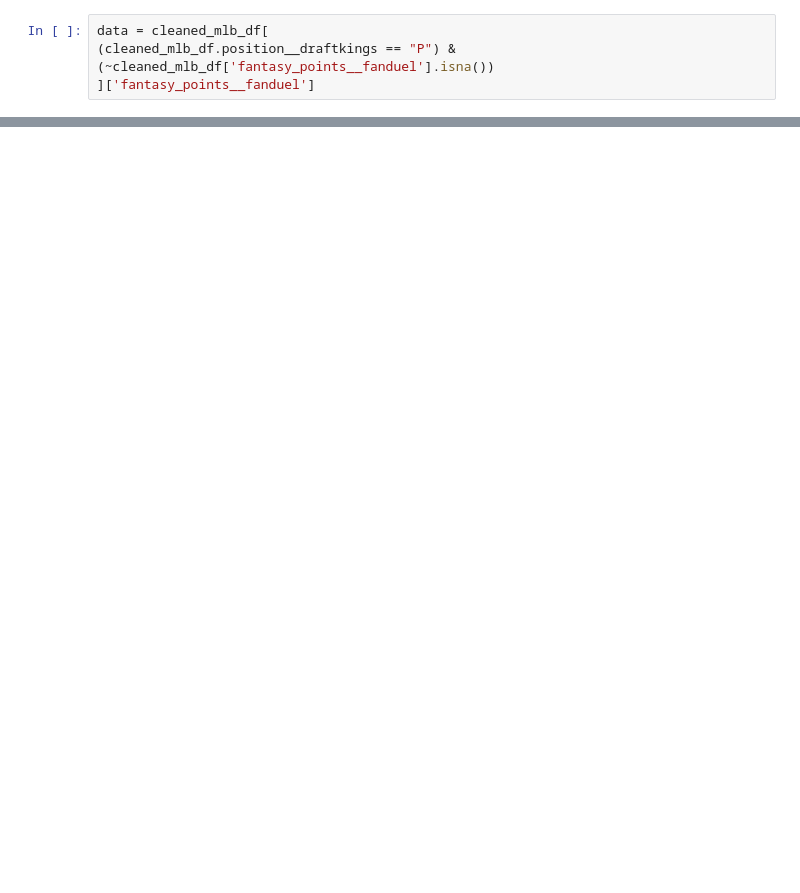
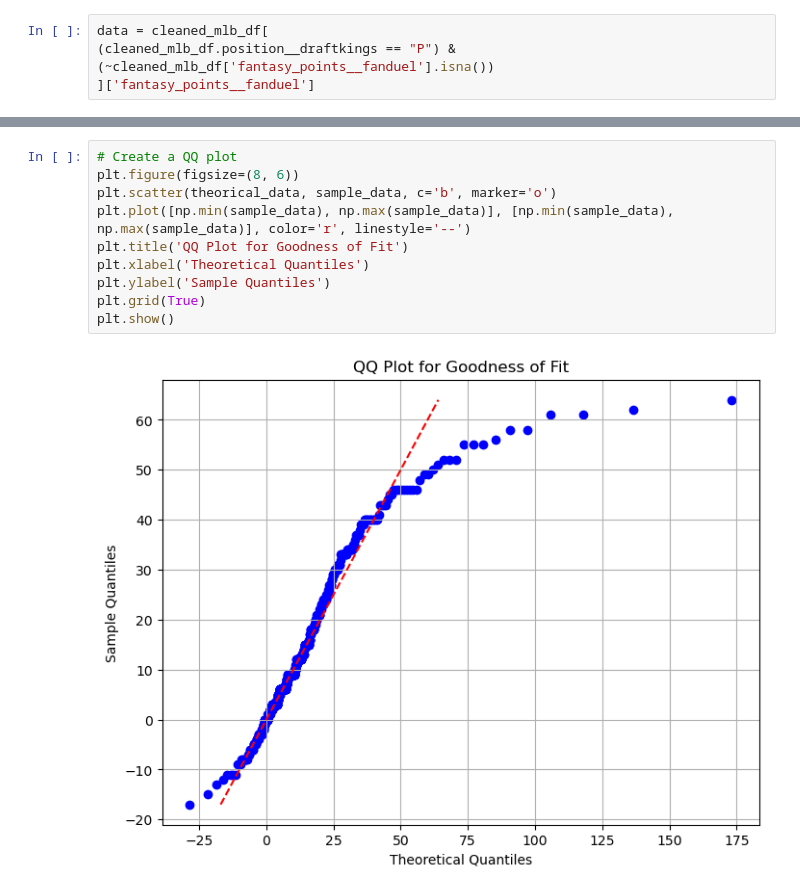
Before and after one commit to alcadavidro/statistical-simulation-tools, a Jupyter notebook: sample_fitter.ipynb, the cells around one changed output, grey strips where cells are left out. Drawn from its saved outputs; the diff is of its cells as text; blank space fills up the shorter version.

```diff
--- a/sample_fitter.ipynb
+++ b/sample_fitter.ipynb
@@ -342,0 +330,12 @@ sns.scatterplot(data=qq_plot_df, x="original_data", y="simulated_data")
+# %%
+# Create a QQ plot
+plt.figure(figsize=(8, 6))
+plt.scatter(theorical_data, sample_data, c='b', marker='o')
+plt.plot([np.min(sample_data), np.max(sample_data)], [np.min(sample_data), np.max(sample_data)], color='r', linestyle='--')
+plt.title('QQ Plot for Goodness of Fit')
+plt.xlabel('Theoretical Quantiles')
+plt.ylabel('Sample Quantiles')
+plt.grid(True)
+plt.show()
+# %% [output]
+[figure, added]
```
Also changed, not shown: parts of 43 cells of this notebook, 2 other files.
